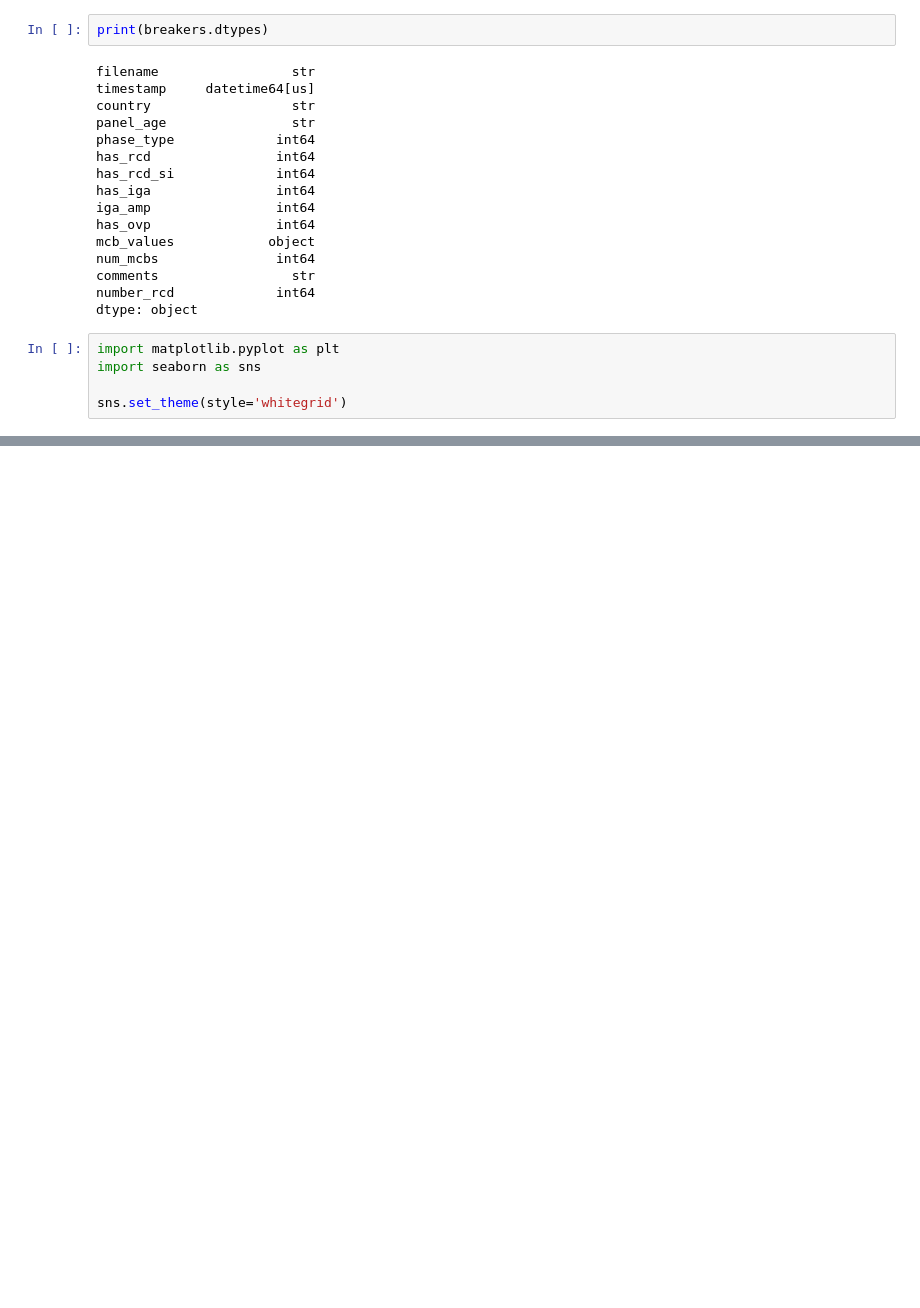
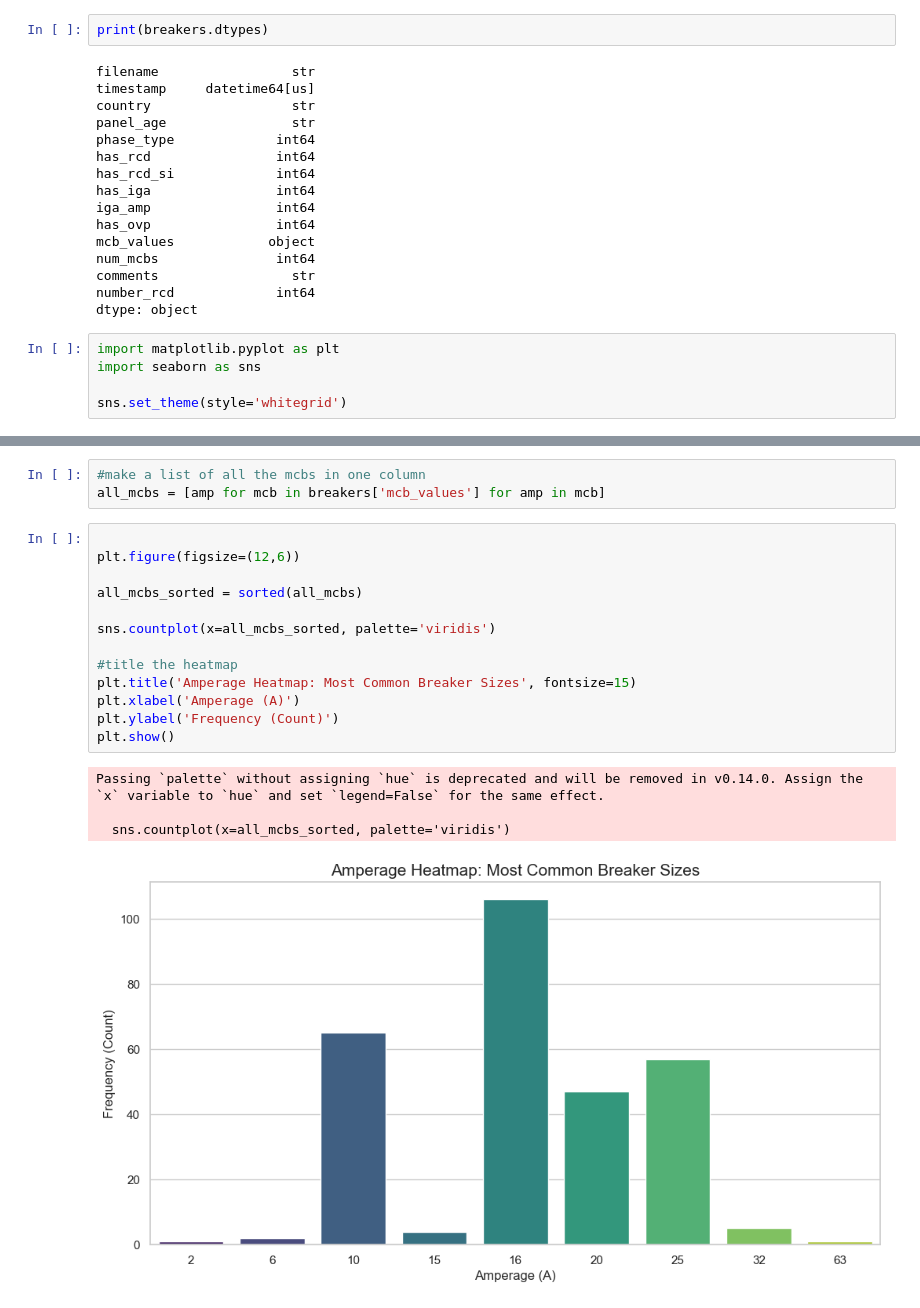
Before and after one commit to cerrmcneel/breaker-detection-project, a Jupyter notebook: datacleaning.ipynb, the cells around one changed output, grey strips where cells are left out. Drawn from its saved outputs; the diff is of its cells as text; blank space fills up the shorter version.

```diff
--- a/datacleaning.ipynb
+++ b/datacleaning.ipynb
@@ -125,0 +209,21 @@ Total panels analyzed: 51
+# %%
+#make a list of all the mcbs in one column
+all_mcbs = [amp for mcb in breakers['mcb_values'] for amp in mcb]
+# %%
+
+plt.figure(figsize=(12,6))
+
+all_mcbs_sorted = sorted(all_mcbs)
+
+sns.countplot(x=all_mcbs_sorted, palette='viridis')
+
+#title the heatmap
+plt.title('Amperage Heatmap: Most Common Breaker Sizes', fontsize=15)
+plt.xlabel('Amperage (A)')
+plt.ylabel('Frequency (Count)')
+plt.show()
+# %% [output]
+Passing `palette` without assigning `hue` is deprecated and will be removed in v0.14.0. Assign the `x` variable to `hue` and set `legend=False` for the same effect.
+
+  sns.countplot(x=all_mcbs_sorted, palette='viridis')
+[figure, added]
```
Also changed, not shown: parts of 23 cells of this notebook, 8 other files.
